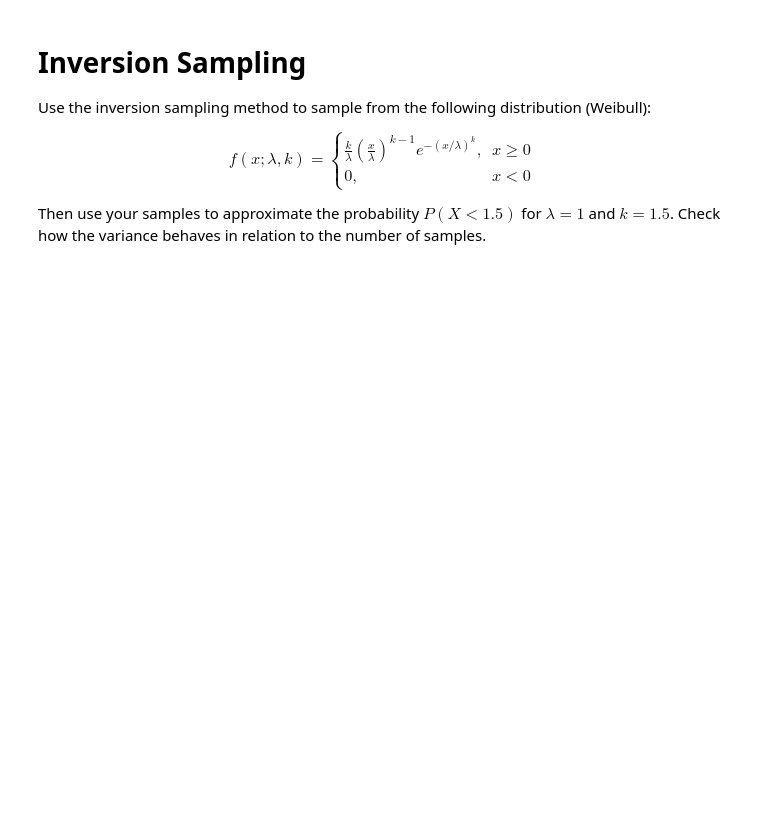
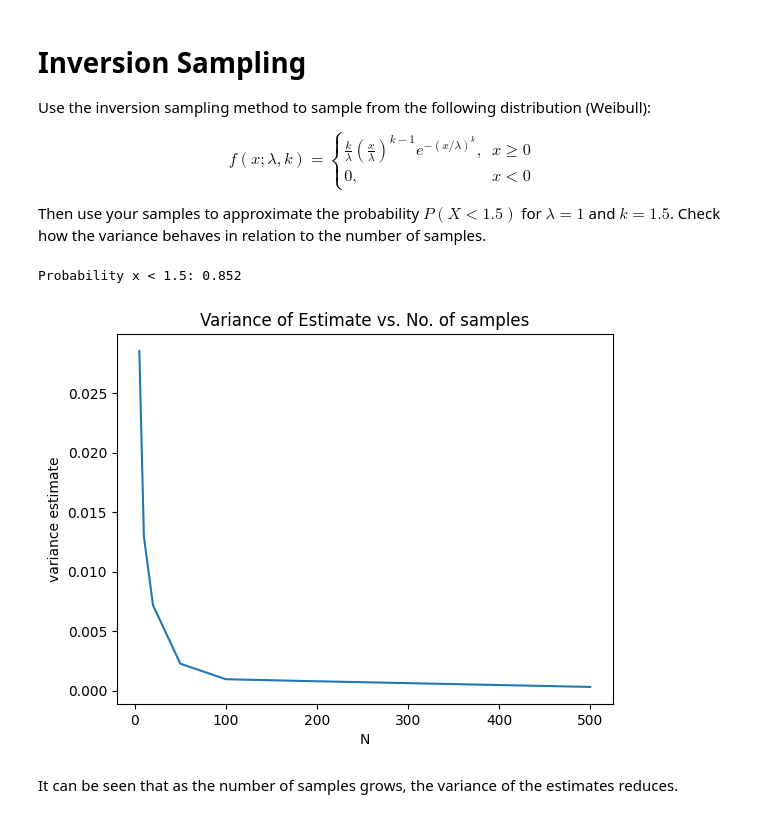
Before and after one commit to maxnorman569/comp0187_probabilistic_modelling, a Jupyter notebook: Lab_Week_8.ipynb, the cells around one changed output. Saved outputs shown, nothing was run; the diff lists cells and outputs as text; code cells hidden in the pictures; blank space fills up the shorter version.

```diff
--- a/Lab_Week_8.ipynb
+++ b/Lab_Week_8.ipynb
@@ -91,14 +87,36 @@ def sample_weibull(l,k,n):
   '''Function to draw n samples from the weibull distribution
   parametrised by l:=lambda and k via inversion sampling'''
 
-  # your code here
-
-  return samples
+  return l * (- np.log(np.random.uniform(0,1,n)))**(1/k)
 # %%
 def estimate_prob(l,k,n,t):
   '''Function takes in weibull parameters, samples n observations
   of X using the previous function, xand computes the estimate of P(X<t)'''
 
-  # your code here
-
-  return estimate
+  # proportion of samples less than t
+  return np.mean(sample_weibull(l,k,n)<t)
+# %%
+t = 1.5
+prob = estimate_prob(1,1.5, 1000, t)
+
+print(f"Probability x < {t}: {prob}")
+# %% [output]
+Probability x < 1.5: 0.852
+# %%
+N_list = [5,10,20,50,100,200,500]
+variances = []
+
+for N in N_list:
+  estimates = []
+  for i in range(50):
+    estimates.append(estimate_prob(1, 1.5, N, 1.5))
+  variances.append(np.var(estimates))
+
+plt.plot(N_list, variances)
+plt.title("Variance of Estimate vs. No. of samples")
+plt.ylabel('variance estimate')
+plt.xlabel('N');
+# %% [output]
+[figure, added]
+# %% [markdown]
+It can be seen that as the number of samples grows, the variance of the estimates reduces.
```
Also changed, not shown: parts of 4 cells of this notebook, 3 other files.
